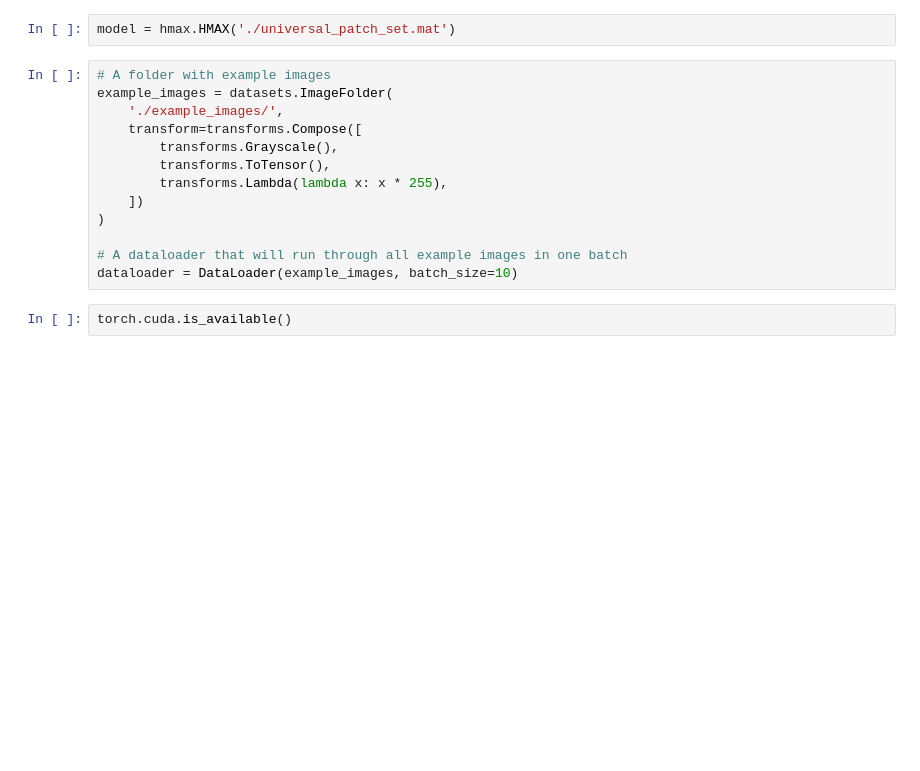
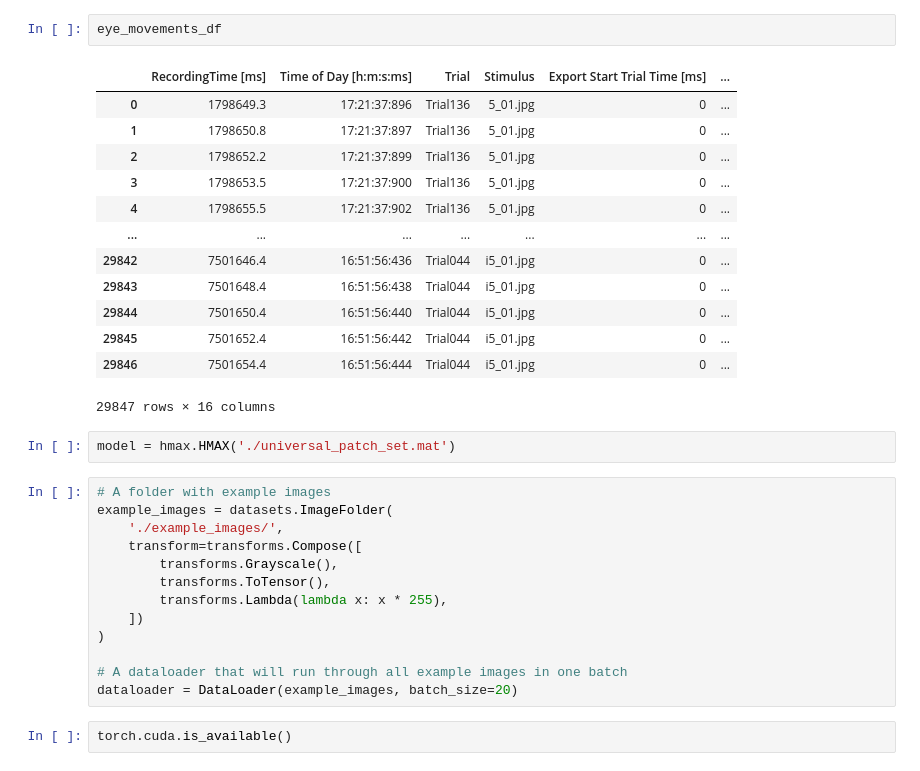
Before and after one commit to ArseniiOnuchin/pytorch_hmax, a Jupyter notebook: test_vision.ipynb, the cells around one changed output. Saved outputs shown, nothing was run; the diff lists cells and outputs as text; blank space fills up the shorter version.

```diff
--- a/test_vision.ipynb
+++ b/test_vision.ipynb
@@ -9,3 +20,19 @@ import hmax
+# %%
+eye_movements_df
+# %% [output]
+|  | RecordingTime [ms] | Time of Day [h:m:s:ms] | Trial | Stimulus | Export Start Trial Time [ms] | ... |
+| 0 | 1798649.3 | 17:21:37:896 | Trial136 | 5_01.jpg | 0 | ... |
+| 1 | 1798650.8 | 17:21:37:897 | Trial136 | 5_01.jpg | 0 | ... |
+| 2 | 1798652.2 | 17:21:37:899 | Trial136 | 5_01.jpg | 0 | ... |
+| 3 | 1798653.5 | 17:21:37:900 | Trial136 | 5_01.jpg | 0 | ... |
+| 4 | 1798655.5 | 17:21:37:902 | Trial136 | 5_01.jpg | 0 | ... |
+| ... | ... | ... | ... | ... | ... | ... |
+| 29842 | 7501646.4 | 16:51:56:436 | Trial044 | i5_01.jpg | 0 | ... |
+| 29843 | 7501648.4 | 16:51:56:438 | Trial044 | i5_01.jpg | 0 | ... |
+| 29844 | 7501650.4 | 16:51:56:440 | Trial044 | i5_01.jpg | 0 | ... |
+| 29845 | 7501652.4 | 16:51:56:442 | Trial044 | i5_01.jpg | 0 | ... |
+| 29846 | 7501654.4 | 16:51:56:444 | Trial044 | i5_01.jpg | 0 | ... |
+29847 rows × 16 columns
 # %%
 model = hmax.HMAX('./universal_patch_set.mat')
 # %%
@@ -20,7 +47,7 @@ example_images = datasets.ImageFolder(
 )
 
 # A dataloader that will run through all example images in one batch
-dataloader = DataLoader(example_images, batch_size=10)
+dataloader = DataLoader(example_images, batch_size=20)
 # %%
 torch.cuda.is_available()
 # %% [output]
```
Also changed, not shown: parts of 10 cells of this notebook.
